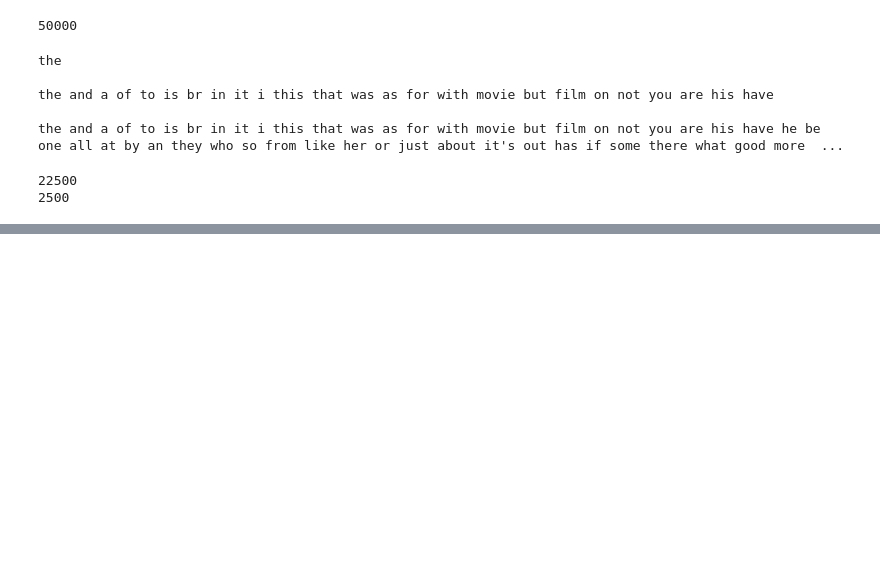
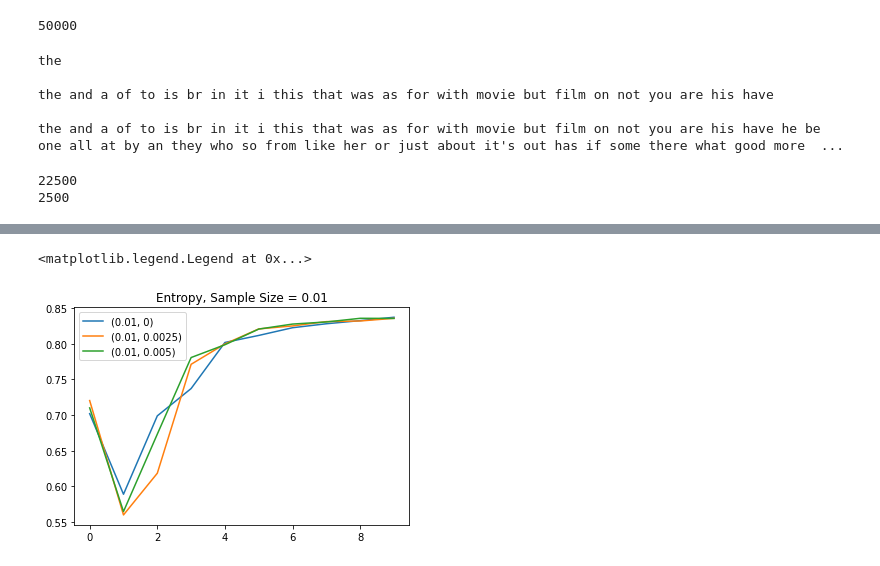
Before and after one commit to tegh-aiden/notebooks, a Jupyter notebook: IMDB Classification w Active Learning Technique.ipynb, the cells around one changed output, grey strips where cells are left out. Cells and saved outputs as stored; diff of their text form; code cells hidden in the pictures; blank space fills up the shorter version.

```diff
--- a/IMDB Classification w Active Learning Technique.ipynb
+++ b/IMDB Classification w Active Learning Technique.ipynb
@@ -127,0 +226,10 @@ def NB_with_TFIDF(iters, pct_acq, metric, pct_del = 0, features = 10000):
+# %%
+fig, ax = plt.subplots()  # Create a figure and an axes.
+ax.plot(x[3], label='(0.01, 0)')
+ax.plot(x[4], label='(0.01, 0.0025)')
+ax.plot(x[5], label='(0.01, 0.005)')
+ax.set_title("Entropy, Sample Size = 0.01")
+ax.legend()  # Add a legend.
+# %% [output]
+<matplotlib.legend.Legend at 0x...>
+[figure, added]
```
Also changed, not shown: parts of 8 cells of this notebook.
